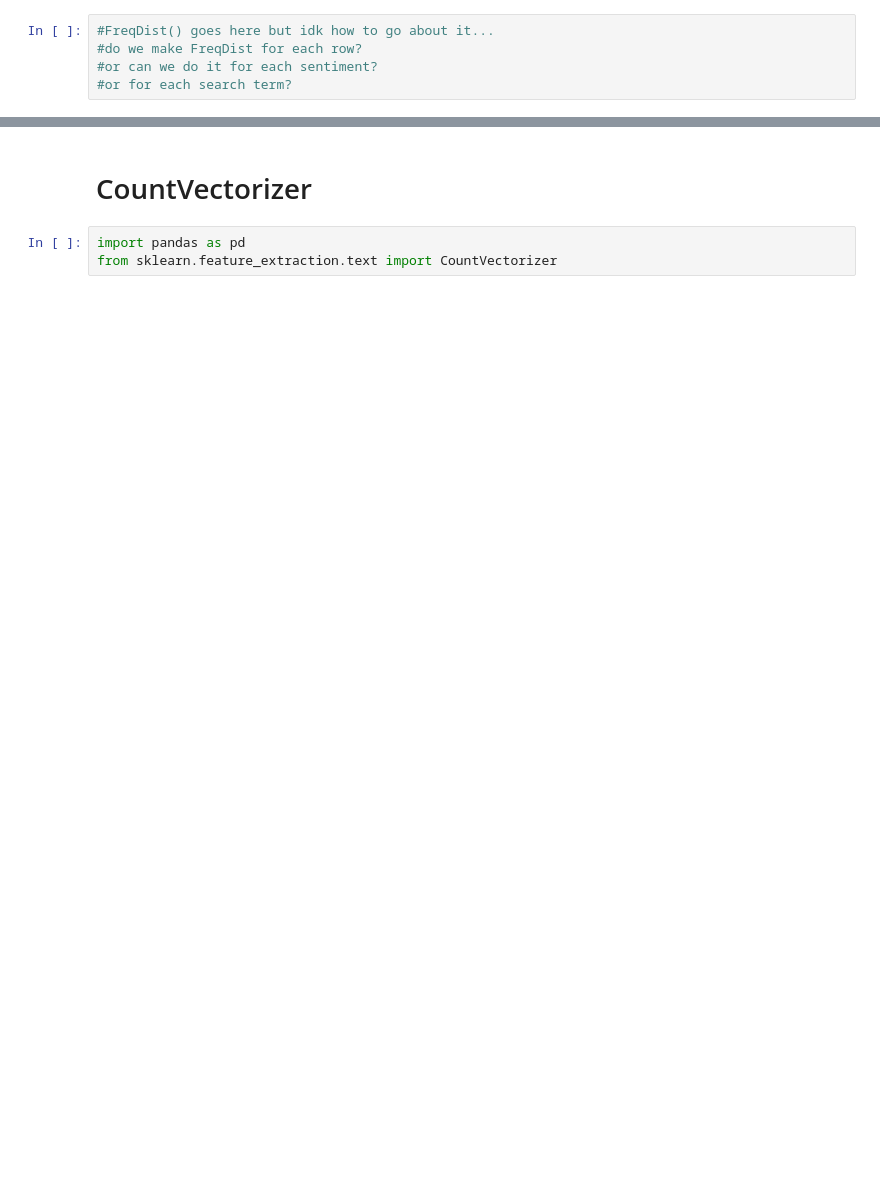
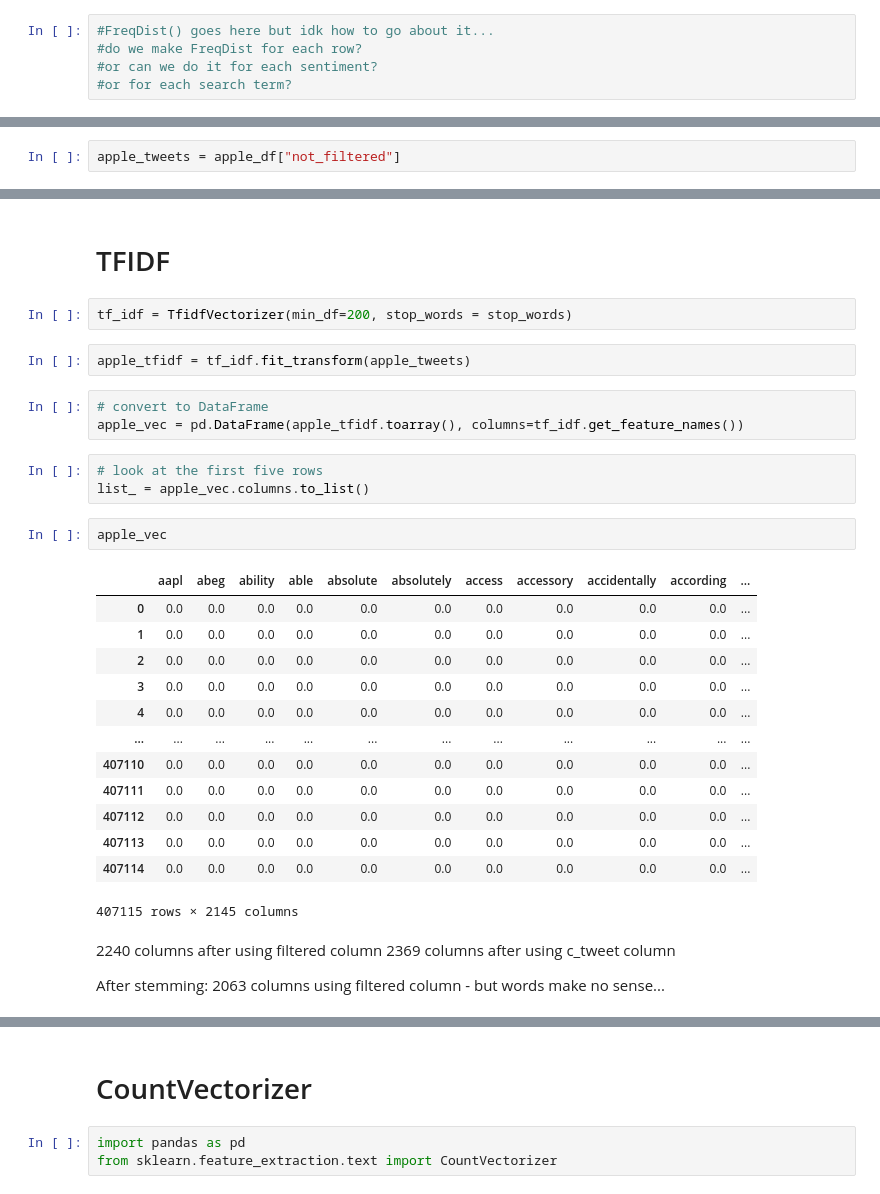
Before and after one commit to brenfrrs/twitter_sentiment_analysis, a Jupyter notebook: Dj-eda.ipynb, the cells around one changed output, grey strips where cells are left out. Drawn from its saved outputs; the diff is of its cells as text; blank space fills up the shorter version.

Commit message:
TFIDF and BoW created

```diff
--- a/Dj-eda.ipynb
+++ b/Dj-eda.ipynb
@@ -293,0 +326,2 @@ money, unlimited, would, buy, iphone                        1
+# %%
+apple_tweets = apple_df["not_filtered"]
@@ -293,0 +434,34 @@ money, unlimited, would, buy, iphone                        1
+# %% [markdown]
+# TFIDF
+# %%
+tf_idf = TfidfVectorizer(min_df=200, stop_words = stop_words)
+# %%
+apple_tfidf = tf_idf.fit_transform(apple_tweets)
+# %%
+# convert to DataFrame
+apple_vec = pd.DataFrame(apple_tfidf.toarray(), columns=tf_idf.get_feature_names())
+# %%
+# look at the first five rows
+list_ = apple_vec.columns.to_list()
+# %%
+apple_vec
+# %% [output]
+|  | aapl | abeg | ability | able | absolute | absolutely | access | accessory | accidentally | according | ... |
+| 0 | 0.0 | 0.0 | 0.0 | 0.0 | 0.0 | 0.0 | 0.0 | 0.0 | 0.0 | 0.0 | ... |
+| 1 | 0.0 | 0.0 | 0.0 | 0.0 | 0.0 | 0.0 | 0.0 | 0.0 | 0.0 | 0.0 | ... |
+| 2 | 0.0 | 0.0 | 0.0 | 0.0 | 0.0 | 0.0 | 0.0 | 0.0 | 0.0 | 0.0 | ... |
+| 3 | 0.0 | 0.0 | 0.0 | 0.0 | 0.0 | 0.0 | 0.0 | 0.0 | 0.0 | 0.0 | ... |
+| 4 | 0.0 | 0.0 | 0.0 | 0.0 | 0.0 | 0.0 | 0.0 | 0.0 | 0.0 | 0.0 | ... |
+| ... | ... | ... | ... | ... | ... | ... | ... | ... | ... | ... | ... |
+| 407110 | 0.0 | 0.0 | 0.0 | 0.0 | 0.0 | 0.0 | 0.0 | 0.0 | 0.0 | 0.0 | ... |
+| 407111 | 0.0 | 0.0 | 0.0 | 0.0 | 0.0 | 0.0 | 0.0 | 0.0 | 0.0 | 0.0 | ... |
+| 407112 | 0.0 | 0.0 | 0.0 | 0.0 | 0.0 | 0.0 | 0.0 | 0.0 | 0.0 | 0.0 | ... |
+| 407113 | 0.0 | 0.0 | 0.0 | 0.0 | 0.0 | 0.0 | 0.0 | 0.0 | 0.0 | 0.0 | ... |
+| 407114 | 0.0 | 0.0 | 0.0 | 0.0 | 0.0 | 0.0 | 0.0 | 0.0 | 0.0 | 0.0 | ... |
+407115 rows × 2145 columns
+# %% [markdown]
+2240 columns after using filtered column
+2369 columns after using c_tweet column
+
+After stemming:
+2063 columns using filtered column - but words make no sense...
```
Also changed, not shown: parts of 31 cells of this notebook.
